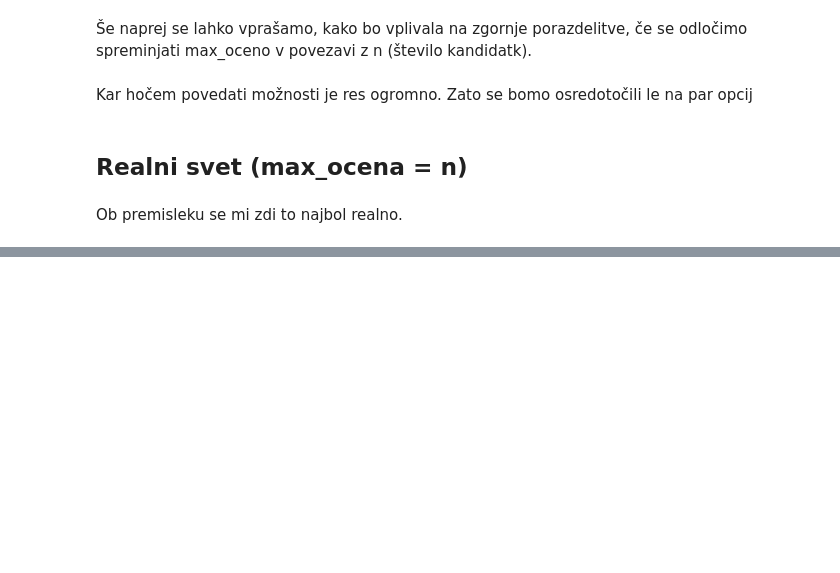
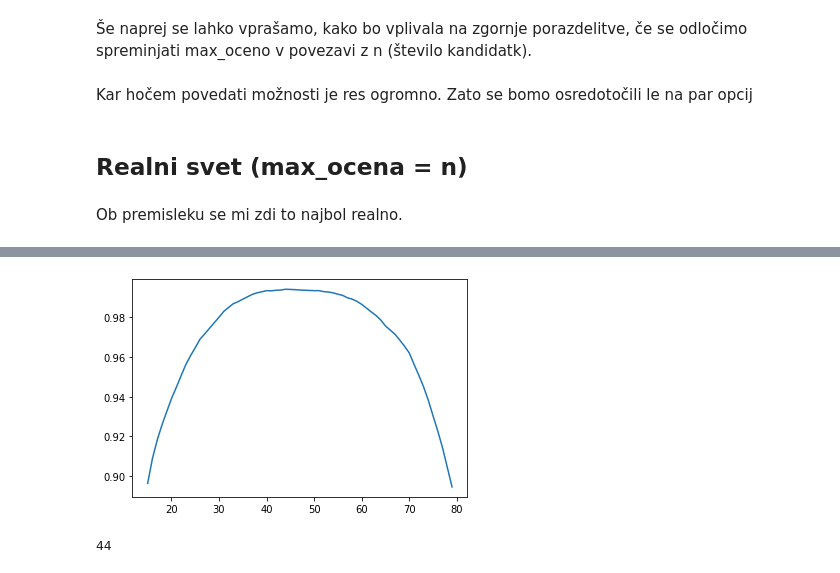
Before and after one commit to SimonGrad3/Generalizations-of-the-Secretary-problem, a Jupyter notebook: 3.ipynb, the cells around one changed output, grey strips where cells are left out. Cells and saved outputs as stored; diff of their text form; code cells hidden in the pictures; blank space fills up the shorter version.

```diff
--- a/3.ipynb
+++ b/3.ipynb
@@ -85,0 +183,12 @@ plt.show()
+# %%
+verjetnosti = [x / m for x in vsotke]
+x = [i for i in range(n)]
+
+plt.plot(x[15:80], verjetnosti[15:80])
+plt.show()
+# %% [output]
+[figure, added]
+# %%
+np.argmax(vsotke)
+# %% [output]
+44
```
Also changed, not shown: parts of 41 cells of this notebook, 1 other file.
